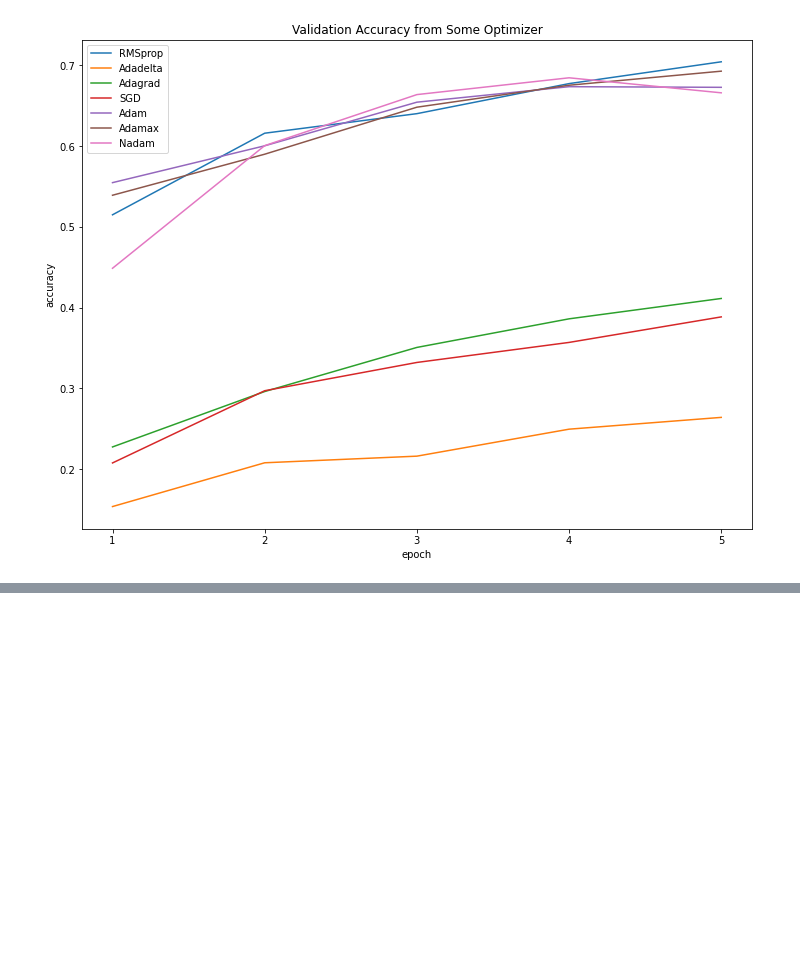
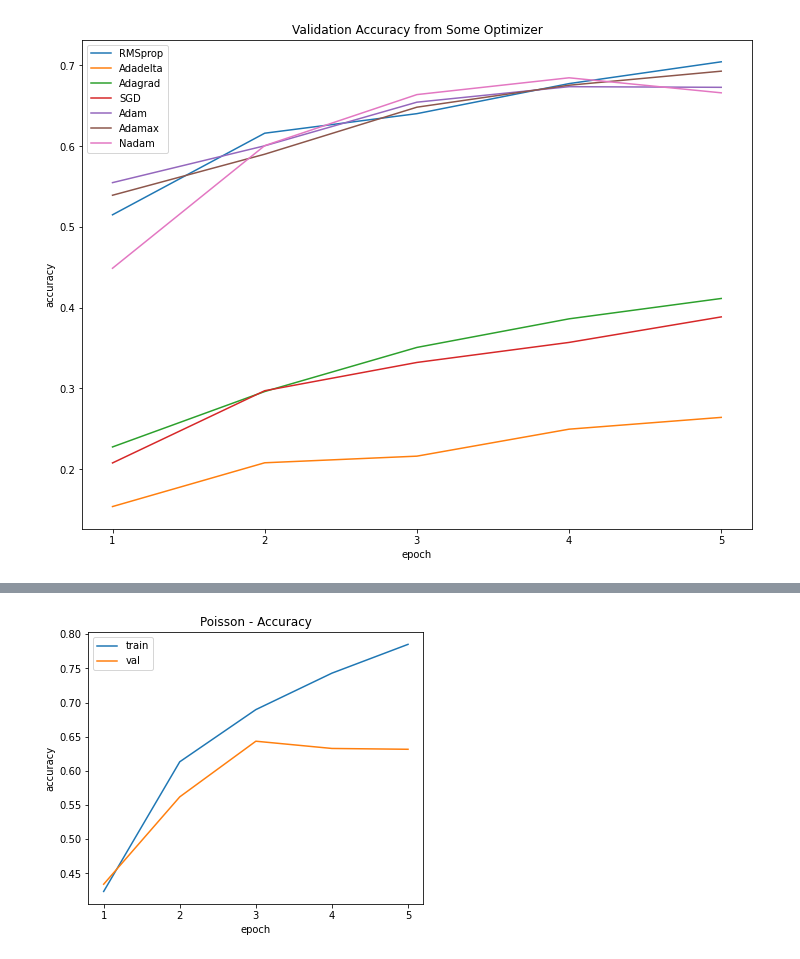
Before and after one commit to rehgend/EksplorasiHyperparameterCNN_NN, a Jupyter notebook: Tugas 1A - Klasifikasi pada Dataset CIFAR10 dengan CNN.ipynb, the cells around one changed output, grey strips where cells are left out. Saved outputs shown, nothing was run; the diff lists cells and outputs as text; code cells hidden in the pictures; blank space fills up the shorter version.

```diff
--- a/Tugas 1A - Klasifikasi pada Dataset CIFAR10 dengan CNN.ipynb
+++ b/Tugas 1A - Klasifikasi pada Dataset CIFAR10 dengan CNN.ipynb
@@ -812,0 +919,20 @@ plt.show()
+# %%
+BATCH_SIZE = 64
+EPOCHS = 5
+opt = RMSprop(learning_rate=0.001)
+
+model_percobaan8 = build_cnn_model(2,5,128,512)
+model_percobaan8.compile(optimizer=opt, loss='poisson', metrics=['accuracy'])
+History_Poisson_Training = model_percobaan8.fit(train_images, onehot_train_label, validation_data=(valid_images, onehot_valid_label), batch_size=BATCH_SIZE, epochs=EPOCHS)
+
+# Ploting Hasil Penggunaan dari Poisson Loss Function
+plt.rcParams['figure.figsize'] = (6.0, 5.0)
+plt.plot(['1','2','3','4','5'], History_Poisson_Training.history['accuracy'])
+plt.plot(['1','2','3','4','5'], History_Poisson_Training.history['val_accuracy'])
+plt.title('Poisson - Accuracy')
+plt.ylabel('accuracy')
+plt.xlabel('epoch')
+plt.legend(['train', 'val'])
+plt.savefig('Poisson-Accuracy.jpg')
+plt.show()
+# %% [output]
@@ -812,0 +949 @@ plt.show()
+[figure, added]
```
Also changed, not shown: parts of 21 cells of this notebook.
